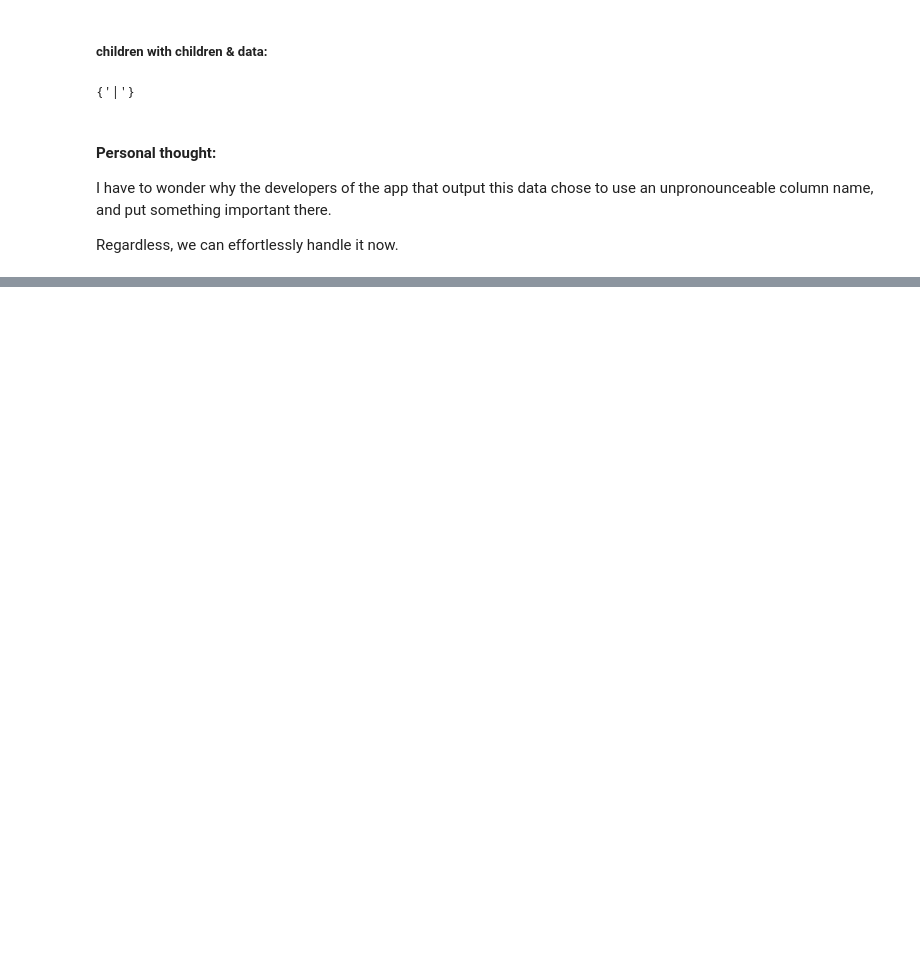
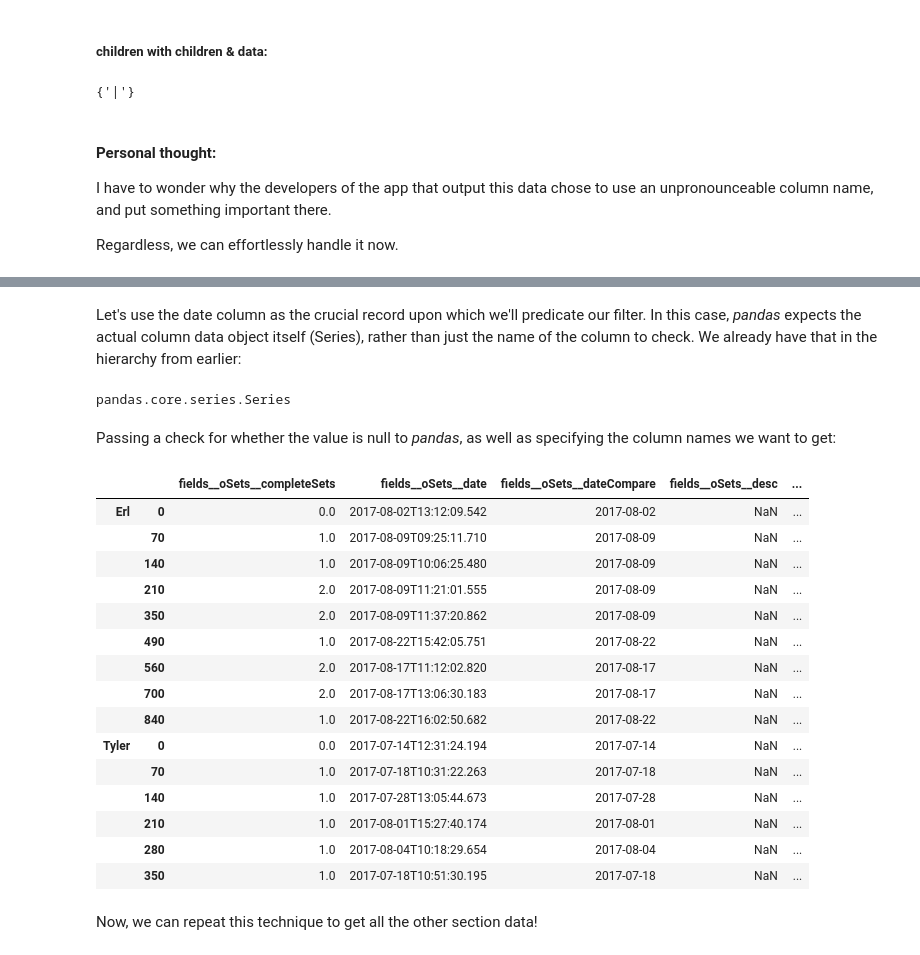
Before and after one commit to devvyn/aafc-field-data, a Jupyter notebook: notebook/chunked parsing — 2017 CAM data from iPads.ipynb, the cells around one changed output, grey strips where cells are left out. Saved outputs shown, nothing was run; the diff lists cells and outputs as text; code cells hidden in the pictures; blank space fills up the shorter version.

```diff
--- a/notebook/chunked parsing — 2017 CAM data from iPads.ipynb
+++ b/notebook/chunked parsing — 2017 CAM data from iPads.ipynb
@@ -595,0 +665,3 @@ dict_keys(['oPoints'])
+# %%
+sets_columns_names = [column[separator].name for column in has_data(sets_node).values()]
+display(sets_columns_names)
@@ -595,0 +700,31 @@ dict_keys(['oPoints'])
+# %% [markdown]
+Let's use the date column as the crucial record upon which we'll predicate our filter. In this case, _pandas_ expects the actual column data object itself (Series), rather than just the name of the column to check. We already have that in the hierarchy from earlier:
+# %%
+date_column = sets_node['date'][separator]
+type(date_column)
+# %% [output]
+pandas.core.series.Series
+# %% [markdown]
+Passing a check for whether the value is null to _pandas_, as well as specifying the column names we want to get:
+# %%
+sets = data[date_column.isna() == False][sets_columns_names]
+display(sets.head(15))
+# %% [output]
+|  |  | fields__oSets__completeSets | fields__oSets__date | fields__oSets__dateCompare | fields__oSets__desc | ... |
+| Erl | 0 | 0.0 | 2017-08-02T13:12:09.542 | 2017-08-02 | NaN | ... |
+|  | 70 | 1.0 | 2017-08-09T09:25:11.710 | 2017-08-09 | NaN | ... |
+|  | 140 | 1.0 | 2017-08-09T10:06:25.480 | 2017-08-09 | NaN | ... |
+|  | 210 | 2.0 | 2017-08-09T11:21:01.555 | 2017-08-09 | NaN | ... |
+|  | 350 | 2.0 | 2017-08-09T11:37:20.862 | 2017-08-09 | NaN | ... |
+|  | 490 | 1.0 | 2017-08-22T15:42:05.751 | 2017-08-22 | NaN | ... |
+|  | 560 | 2.0 | 2017-08-17T11:12:02.820 | 2017-08-17 | NaN | ... |
+|  | 700 | 2.0 | 2017-08-17T13:06:30.183 | 2017-08-17 | NaN | ... |
+|  | 840 | 1.0 | 2017-08-22T16:02:50.682 | 2017-08-22 | NaN | ... |
+| Tyler | 0 | 0.0 | 2017-07-14T12:31:24.194 | 2017-07-14 | NaN | ... |
+|  | 70 | 1.0 | 2017-07-18T10:31:22.263 | 2017-07-18 | NaN | ... |
+|  | 140 | 1.0 | 2017-07-28T13:05:44.673 | 2017-07-28 | NaN | ... |
+|  | 210 | 1.0 | 2017-08-01T15:27:40.174 | 2017-08-01 | NaN | ... |
+|  | 280 | 1.0 | 2017-08-04T10:18:29.654 | 2017-08-04 | NaN | ... |
+|  | 350 | 1.0 | 2017-07-18T10:51:30.195 | 2017-07-18 | NaN | ... |
+# %% [markdown]
+Now, we can repeat this technique to get all the other section data!
```
Also changed, not shown: parts of 77 cells of this notebook.
